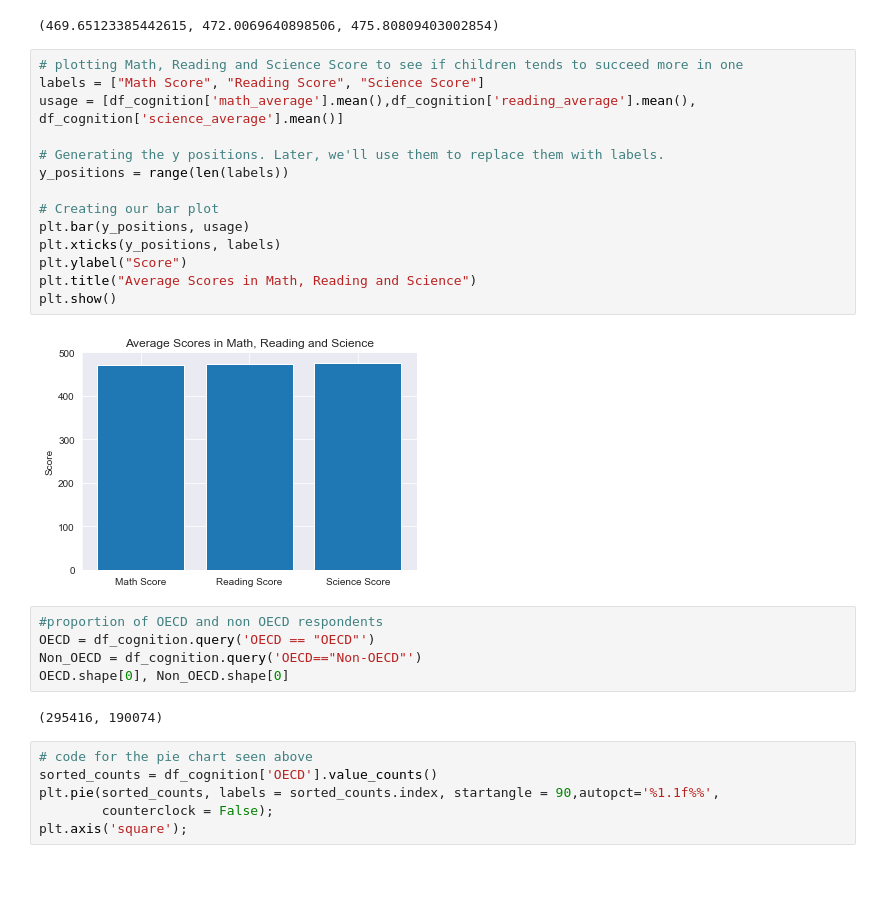
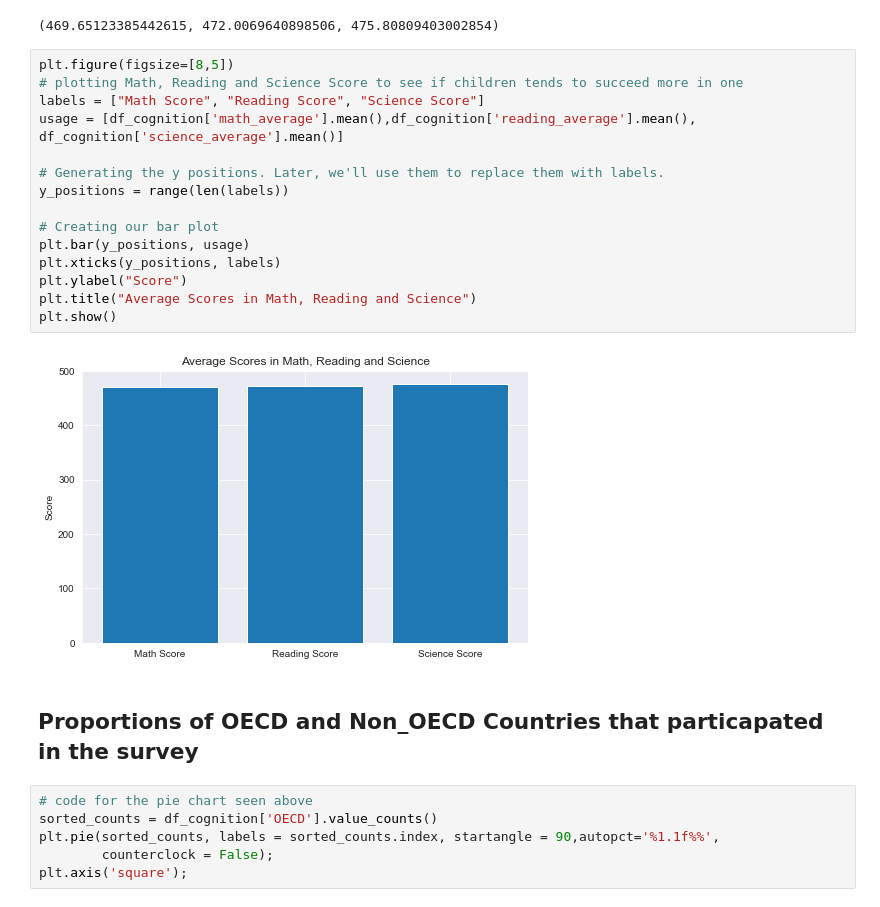
Before and after one commit to gwizamaryse/communicate-data-finding, a Jupyter notebook: exploration_PISA.ipynb, the cells around one changed output. Cells and saved outputs as stored; diff of their text form; blank space fills up the shorter version.

```diff
--- a/exploration_PISA.ipynb
+++ b/exploration_PISA.ipynb
@@ -187,28 +230,24 @@ df_cognition['math_average'].mean(), df_cognition['reading_average'].mean(), df_
 # %% [output]
 (469.65123385442615, 472.0069640898506, 475.80809403002854)
 # %%
+plt.figure(figsize=[8,5])
 # plotting Math, Reading and Science Score to see if children tends to succeed more in one
 labels = ["Math Score", "Reading Score", "Science Score"]
 usage = [df_cognition['math_average'].mean(),df_cognition['reading_average'].mean(), df_cognition['science_average'].mean()]
 
 # Generating the y positions. Later, we'll use them to replace them with labels.
 y_positions = range(len(labels))
 
 # Creating our bar plot
 plt.bar(y_positions, usage)
 plt.xticks(y_positions, labels)
 plt.ylabel("Score")
 plt.title("Average Scores in Math, Reading and Science")
 plt.show()
 # %% [output]
-[figure, old version]
+[figure, new version]
-# %%
-#proportion of OECD and non OECD respondents
-OECD = df_cognition.query('OECD == "OECD"')
-Non_OECD = df_cognition.query('OECD=="Non-OECD"')
-OECD.shape[0], Non_OECD.shape[0]
-# %% [output]
-(295416, 190074)
+# %% [markdown]
+## Proportions of OECD and Non_OECD Countries that particapated in the survey
 # %%
 # code for the pie chart seen above
 sorted_counts = df_cognition['OECD'].value_counts()
```
Also changed, not shown: parts of 24 cells of this notebook, 1 other file.
